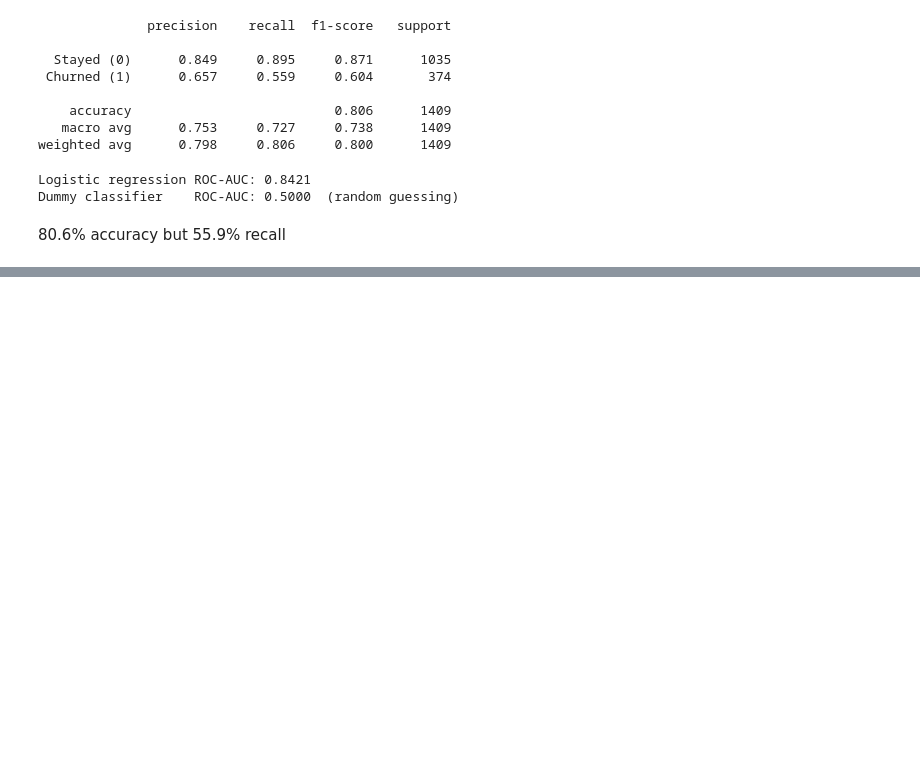
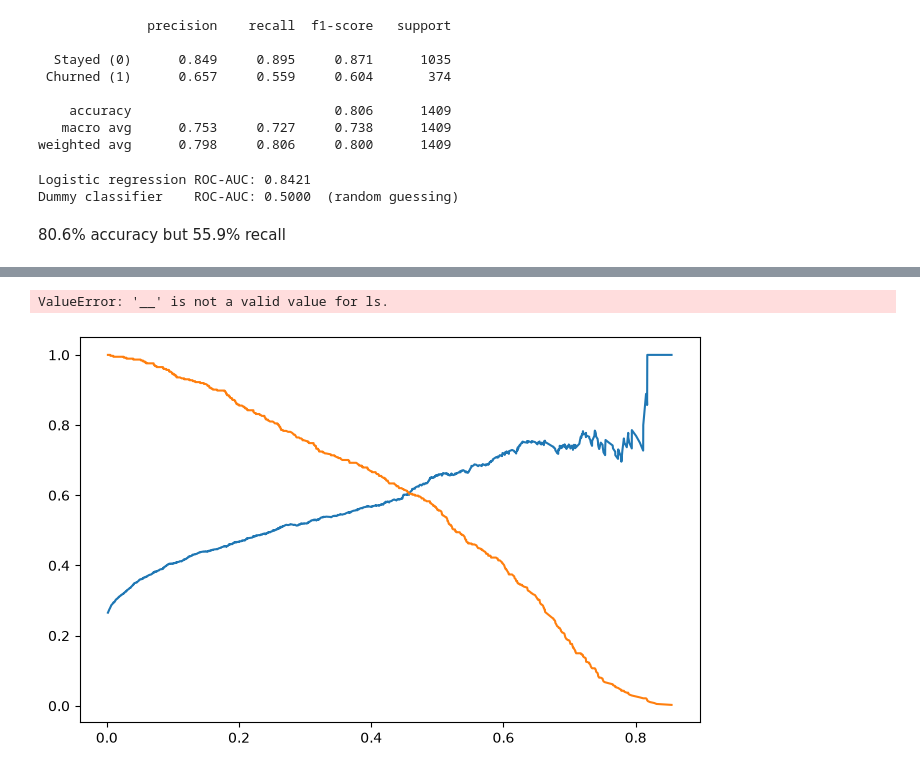
Before and after one commit to mehrsaref/customer-churn-prediction, a Jupyter notebook: notebooks/03_modeling.ipynb, the cells around one changed output, grey strips where cells are left out. Saved outputs shown, nothing was run; the diff lists cells and outputs as text; code cells hidden in the pictures; blank space fills up the shorter version.

```diff
--- a/notebooks/03_modeling.ipynb
+++ b/notebooks/03_modeling.ipynb
@@ -112,0 +157,18 @@ Dummy classifier    ROC-AUC: 0.5000  (random guessing)
+# %%
+percision , recall, threshold = precision_recall_curve(y_test,y_proba)
+
+fig, ax = plt.subplots(figsize=(8, 5))
+ax.plot(threshold, percision[:-1], label="Percision (churn)")
+ax.plot(threshold, recall[:-1], label="Recall (churn)")
+ax.axvline(0.5 , color= "grey",linestyle="__", label="Default cutoff (0.5)")
+
+ax.set_xlabel("Decision threshold")
+ax.set_ylabel("Score")
+
+ax.set_title("Lowering the threshold buys recall at the cost of precision")
+ax.legend()
+ax.grid(alpha=0.3)
+plt.show()
+# %% [output]
+ValueError: '__' is not a valid value for ls.
+[figure, added]
```
Also changed, not shown: parts of 5 cells of this notebook, 2 other files.
